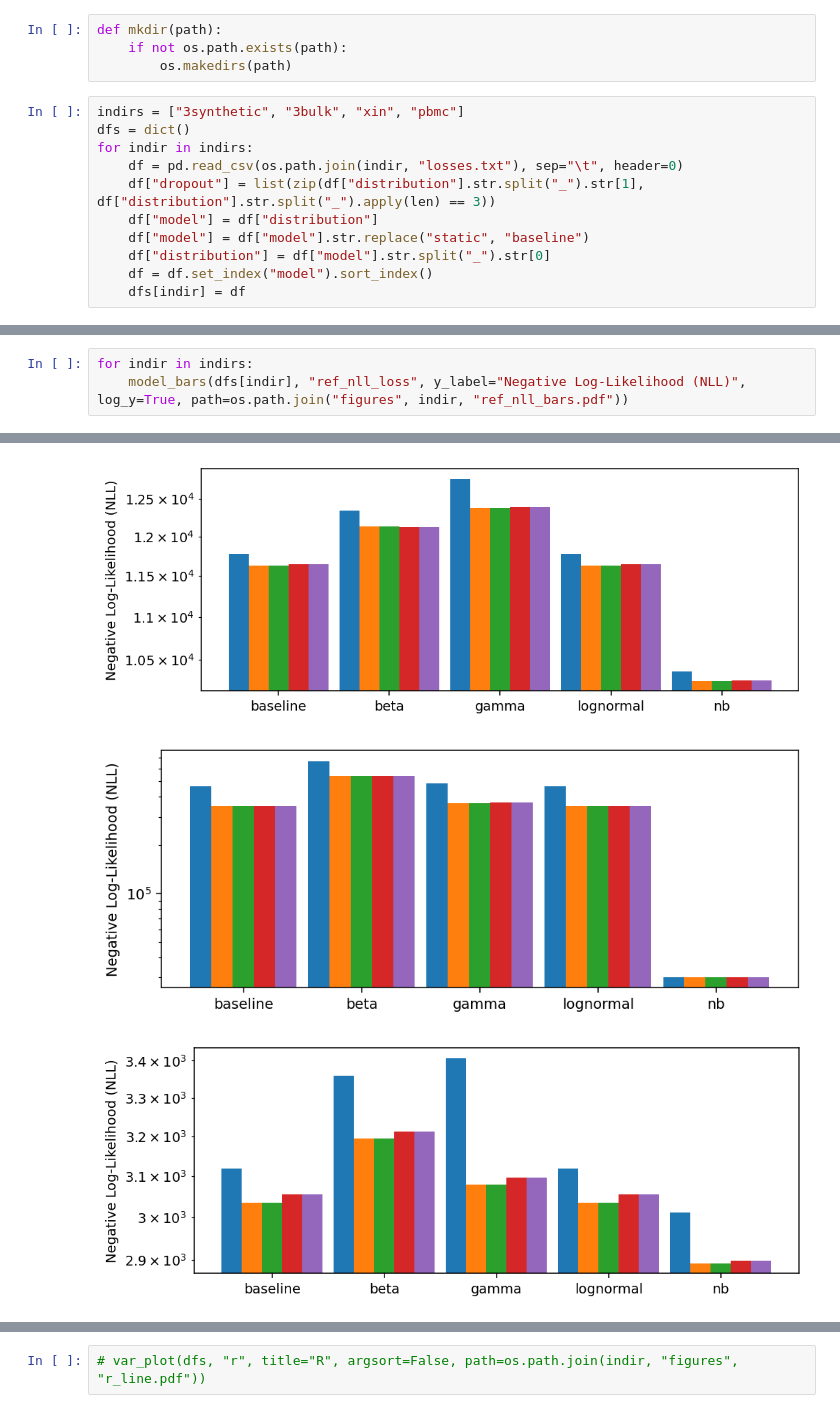
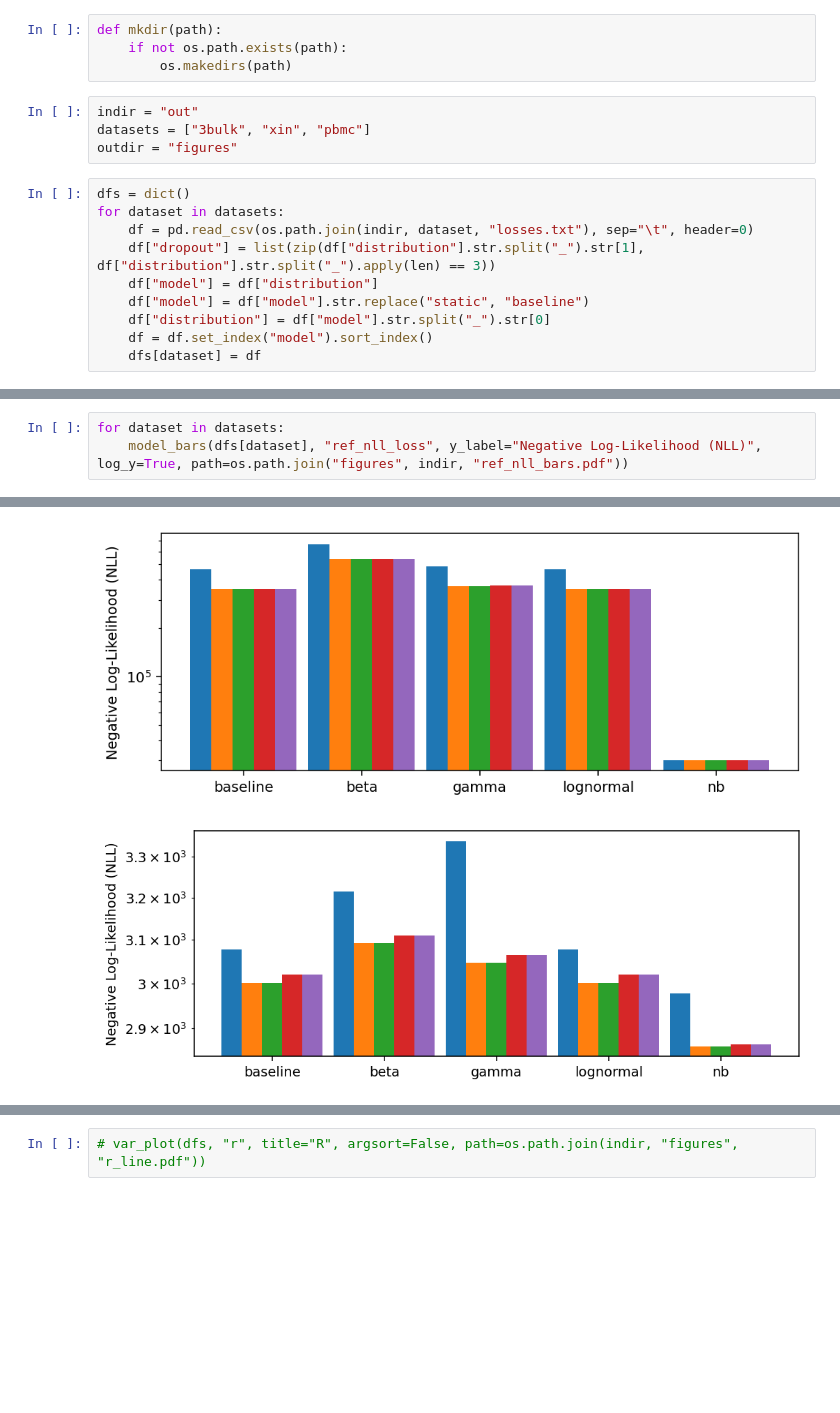
Before and after one commit to lutrarutra/deconv, a Jupyter notebook: benchmarks/analysis.ipynb, the cells around one changed output, grey strips where cells are left out. Saved outputs shown, nothing was run; the diff lists cells and outputs as text; blank space fills up the shorter version.

Commit message:
new base benchmark plots

```diff
--- a/benchmarks/analysis.ipynb
+++ b/benchmarks/analysis.ipynb
@@ -10,17 +10,20 @@ import seaborn as sns
 def mkdir(path):
     if not os.path.exists(path):
         os.makedirs(path)
+# %%
+indir = "out"
+datasets = ["3bulk", "xin", "pbmc"]
+outdir = "figures"
 # %%
-indirs = ["3synthetic", "3bulk", "xin", "pbmc"]
 dfs = dict()
-for indir in indirs:
-    df = pd.read_csv(os.path.join(indir, "losses.txt"), sep="\t", header=0)
+for dataset in datasets:
+    df = pd.read_csv(os.path.join(indir, dataset, "losses.txt"), sep="\t", header=0)
     df["dropout"] = list(zip(df["distribution"].str.split("_").str[1], df["distribution"].str.split("_").apply(len) == 3))
     df["model"] = df["distribution"]
     df["model"] = df["model"].str.replace("static", "baseline")
     df["distribution"] = df["model"].str.split("_").str[0]
     df = df.set_index("model").sort_index()
-    dfs[indir] = df
+    dfs[dataset] = df
 # %%
 def model_bars(df, var, y_label=None, title=None, log_y=True, figsize=(8, 3), dpi=140, path=None):
     f, ax = plt.subplots(figsize=figsize, dpi=dpi)
@@ -59,10 +61,9 @@ def model_bars(df, var, y_label=None, title=None, log_y=True, figsize=(8, 3), dp
     plt.show()
 # %%
-for indir in indirs:
-    model_bars(dfs[indir], "ref_nll_loss", y_label="Negative Log-Likelihood (NLL)", log_y=True, path=os.path.join("figures", indir, "ref_nll_bars.pdf"))
+for dataset in datasets:
+    model_bars(dfs[dataset], "ref_nll_loss", y_label="Negative Log-Likelihood (NLL)", log_y=True, path=os.path.join("figures", indir, "ref_nll_bars.pdf"))
 # %% [output]
 [figure]
-[figure, old version]
+[figure, new version]
-[figure, old version]
+[figure, new version]
-[figure, removed]
 # %%
```
Also changed, not shown: parts of 7 cells of this notebook, 13 other files.
